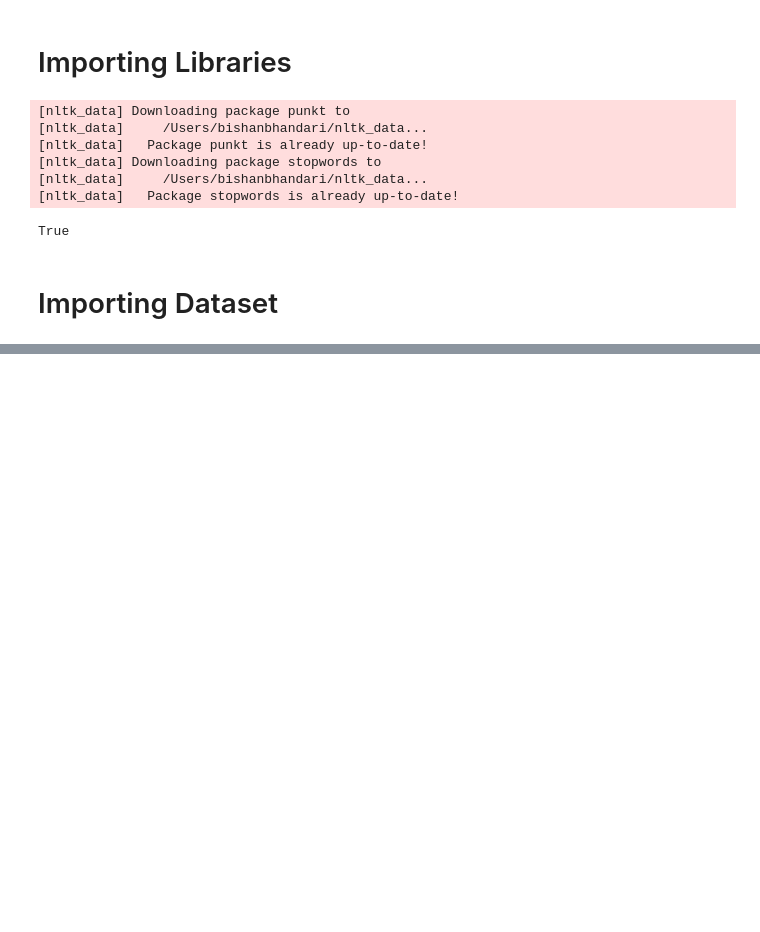
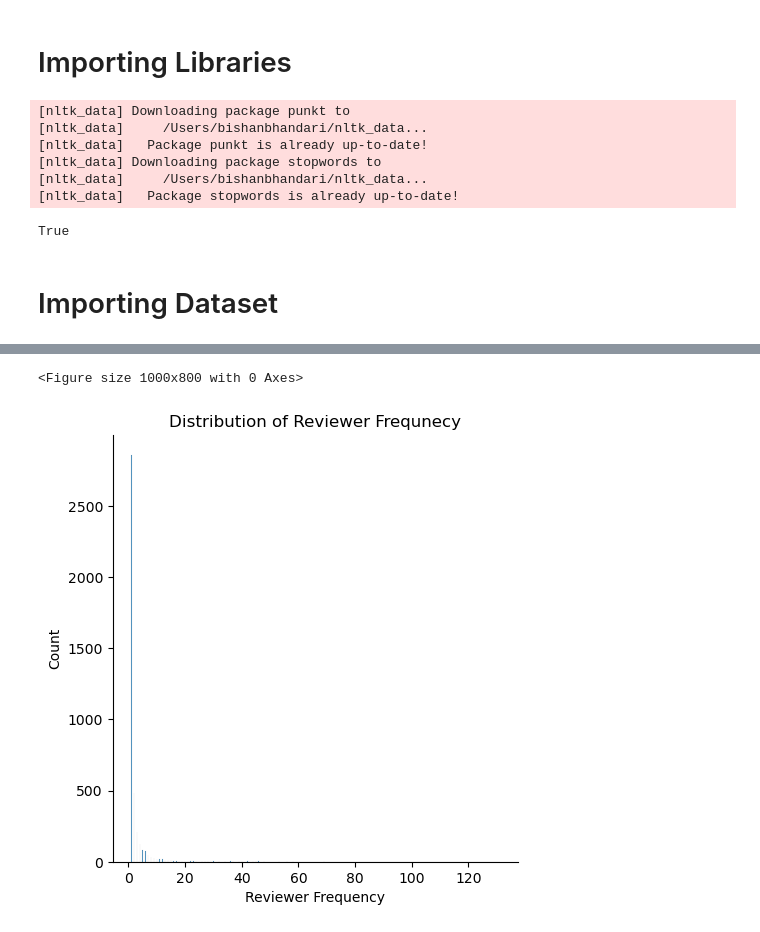
Before and after one commit to bishanbhandari/Data-Science--Text-and-NLP-Projects-, a Jupyter notebook: AirBnb Reviews Analysis/MachineLearning.ipynb, the cells around one changed output, grey strips where cells are left out. Cells and saved outputs as stored; diff of their text form; code cells hidden in the pictures; blank space fills up the shorter version.

Commit message:
EDA & Frequency analysis

```diff
--- a/AirBnb Reviews Analysis/MachineLearning.ipynb
+++ b/AirBnb Reviews Analysis/MachineLearning.ipynb
@@ -87,0 +102,3 @@ df.head()
+# %%
+reviewer_freq=df['reviewer_name'].value_counts()
+print(reviewer_freq)
@@ -87,0 +119,11 @@ df.head()
+# %%
+# plot the distribution of reviewer frequency using seaborn
+plt.figure(figsize=(10,8))
+sns.displot(reviewer_freq,kde=False)
+plt.title('Distribution of Reviewer Frequnecy')
+plt.xlabel('Reviewer Frequency')
+plt.ylabel('Count')
+plt.show()
+# %% [output]
+<Figure size 1000x800 with 0 Axes>
+[figure, added]
```
Also changed, not shown: parts of 8 cells of this notebook.
